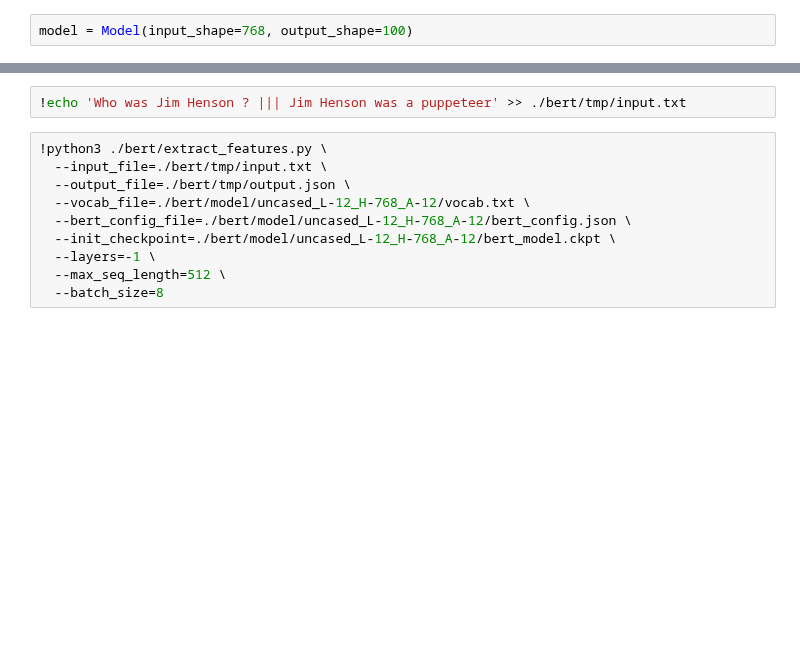
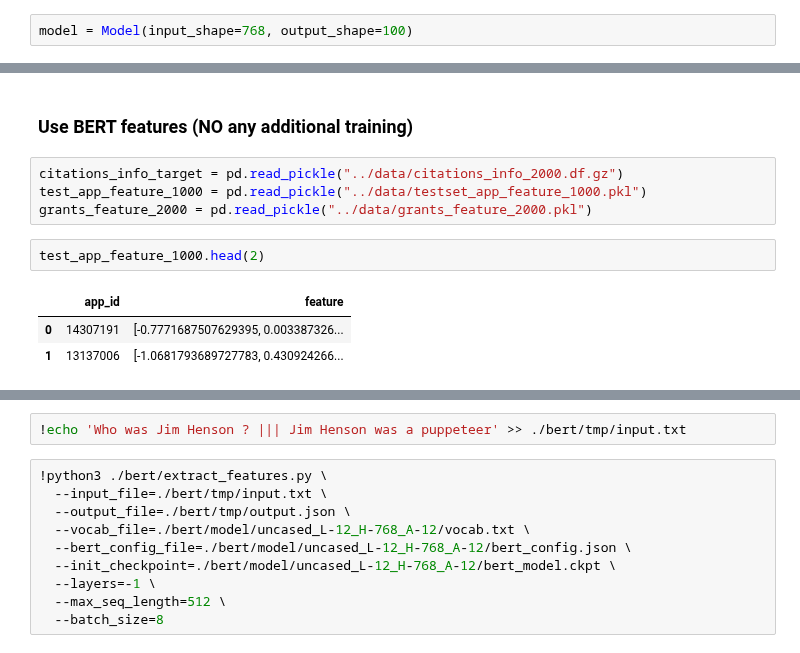
Before and after one commit to yoheikikuta/US-patent-analysis, a Jupyter notebook: notebook/tripletloss_model_using_extracted_features_from_BERT.ipynb, the cells around one changed output, grey strips where cells are left out. Saved outputs shown, nothing was run; the diff lists cells and outputs as text; blank space fills up the shorter version.

```diff
--- a/notebook/tripletloss_model_using_extracted_features_from_BERT.ipynb
+++ b/notebook/tripletloss_model_using_extracted_features_from_BERT.ipynb
@@ -523,0 +586,12 @@ test_feature[ test_feature['index'] == 1470 ]
+# %% [markdown]
+### Use BERT features (NO any additional training)
+# %%
+citations_info_target = pd.read_pickle("../data/citations_info_2000.df.gz")
+test_app_feature_1000 = pd.read_pickle("../data/testset_app_feature_1000.pkl")
+grants_feature_2000 = pd.read_pickle("../data/grants_feature_2000.pkl")
+# %%
+test_app_feature_1000.head(2)
+# %% [output]
+|  | app_id | feature |
+| 0 | 14307191 | [-0.7771687507629395, 0.003387326... |
+| 1 | 13137006 | [-1.0681793689727783, 0.430924266... |
```
Also changed, not shown: parts of 56 cells of this notebook.
